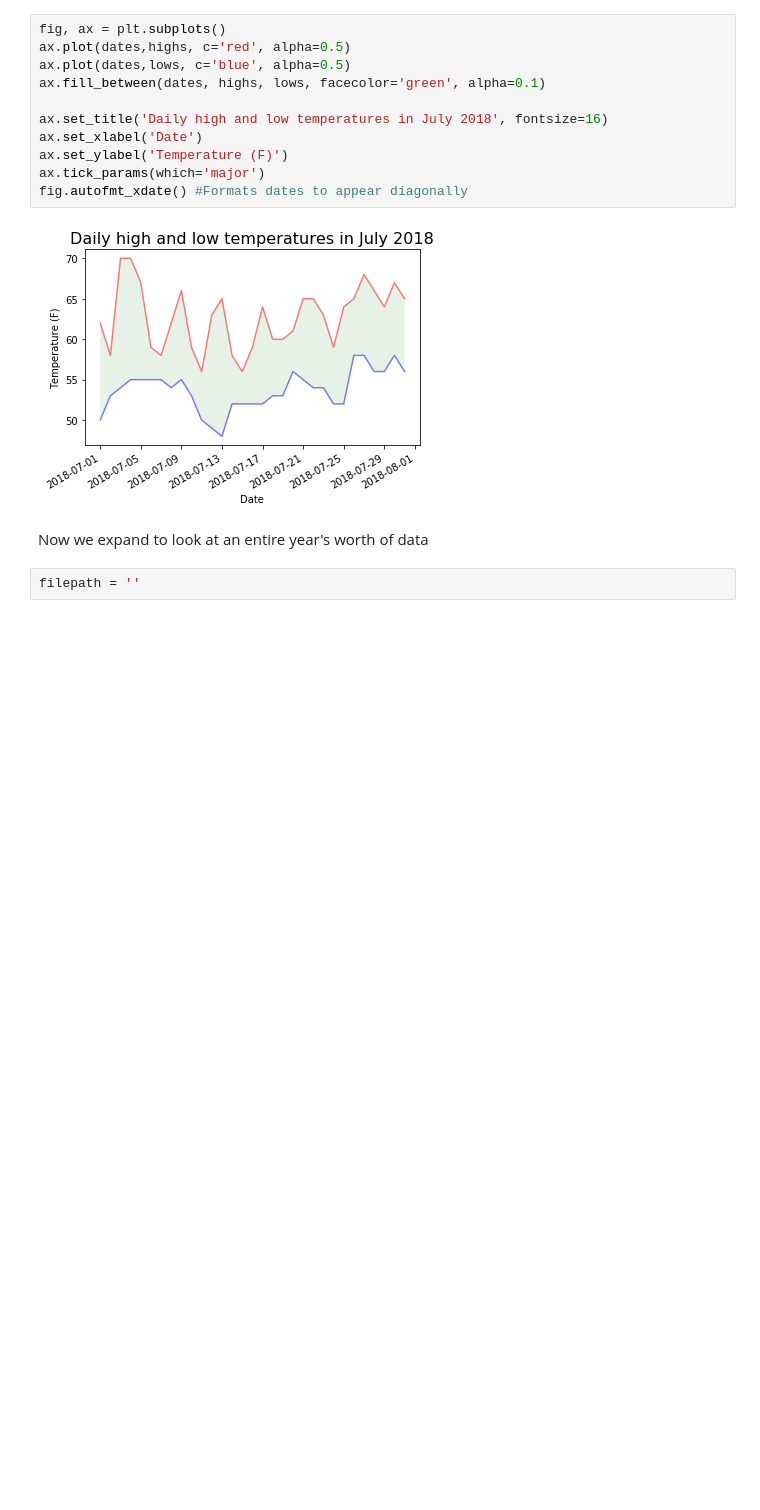
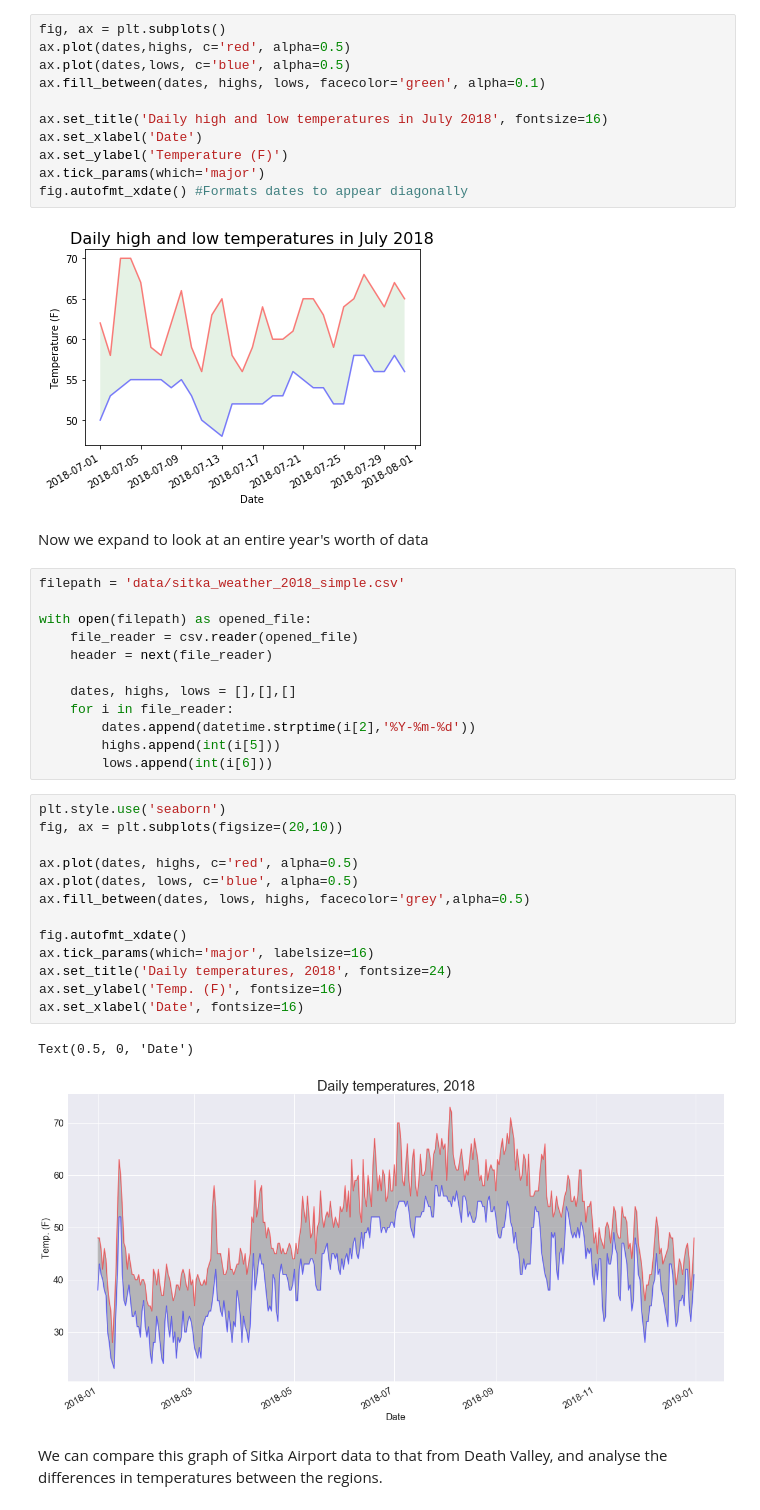
Before and after one commit to kishchandrakumar/Personal-Projects, a Jupyter notebook: Plotting_weather_data_from_CSV.ipynb, the cells around one changed output. Drawn from its saved outputs; the diff is of its cells as text; blank space fills up the shorter version.

Commit message:
added second plot of 2018 data

```diff
--- a/Plotting_weather_data_from_CSV.ipynb
+++ b/Plotting_weather_data_from_CSV.ipynb
@@ -70,5 +70,33 @@ fig.autofmt_xdate() #Formats dates to appear diagonally
 [figure]
 # %% [markdown]
 Now we expand to look at an entire year's worth of data
-# %%
-filepath = ''
+# %%
+filepath = 'data/sitka_weather_2018_simple.csv'
+
+with open(filepath) as opened_file:
+    file_reader = csv.reader(opened_file)
+    header = next(file_reader)
+
+    dates, highs, lows = [],[],[]
+    for i in file_reader:
+        dates.append(datetime.strptime(i[2],'%Y-%m-%d'))
+        highs.append(int(i[5]))
+        lows.append(int(i[6]))
+# %%
+plt.style.use('seaborn')
+fig, ax = plt.subplots(figsize=(20,10))
+
+ax.plot(dates, highs, c='red', alpha=0.5)
+ax.plot(dates, lows, c='blue', alpha=0.5)
+ax.fill_between(dates, lows, highs, facecolor='grey',alpha=0.5)
+
+fig.autofmt_xdate()
+ax.tick_params(which='major', labelsize=16)
+ax.set_title('Daily temperatures, 2018', fontsize=24)
+ax.set_ylabel('Temp. (F)', fontsize=16)
+ax.set_xlabel('Date', fontsize=16)
+# %% [output]
+Text(0.5, 0, 'Date')
+[figure, added]
+# %% [markdown]
+We can compare this graph of Sitka Airport data to that from Death Valley, and analyse the differences in temperatures between the regions.
```
Also changed, not shown: parts of 1 cell of this notebook.
